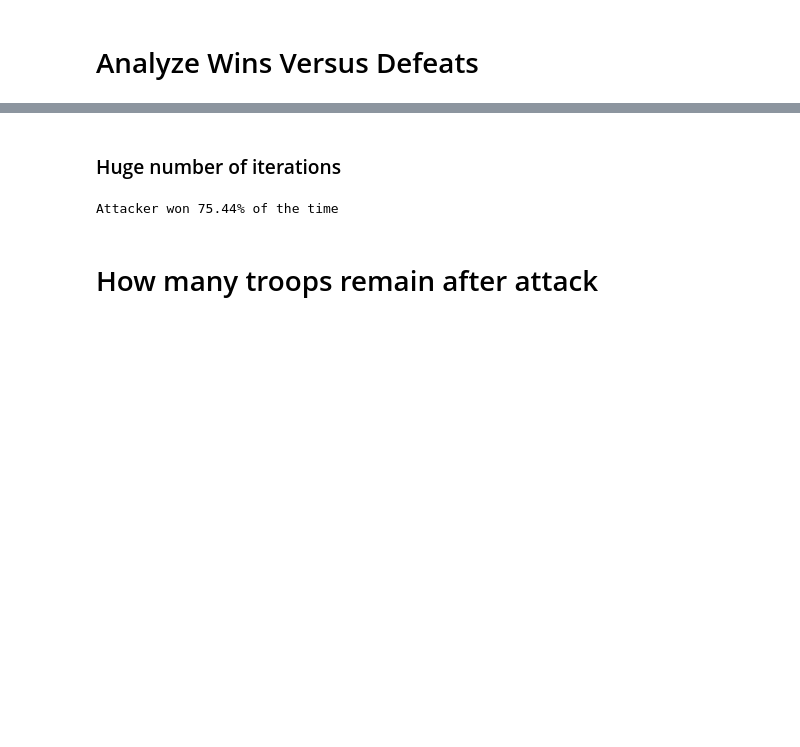
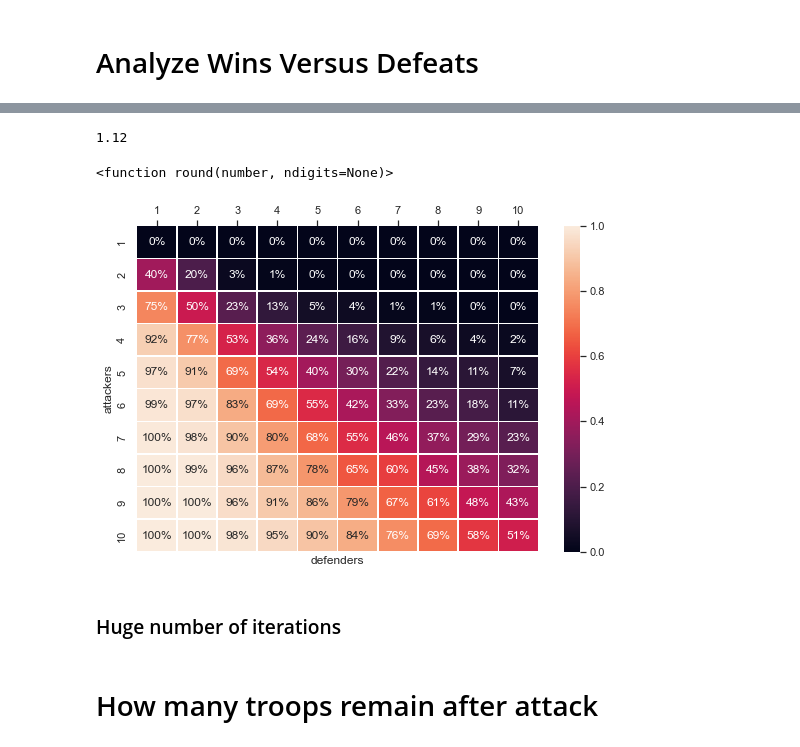
Before and after one commit to kjprice/risk, a Jupyter notebook: notebooks/Risk Dice Probability.ipynb, the cells around one changed output, grey strips where cells are left out. Drawn from its saved outputs; the diff is of its cells as text; code cells hidden in the pictures; blank space fills up the shorter version.

Commit message:
Apply heatmap to show probability winning

```diff
--- a/notebooks/Risk Dice Probability.ipynb
+++ b/notebooks/Risk Dice Probability.ipynb
@@ -81,7 +84,7 @@ blitz(10, 10)
 # %% [markdown]
 # Analyze Wins Versus Defeats
 # %%
-def perform_analysis(attacker_soldier_count, defender_soldier_count, iterations=100):
+def chance_attacker_wins(attacker_soldier_count, defender_soldier_count, iterations=100):
     attacker_win_count = 0
     total_attack_count = 0
 
@@ -90,12 +93,9 @@ def perform_analysis(attacker_soldier_count, defender_soldier_count, iterations=
         attacker_win_count += 1 if attacker_win > 1 else 0
         total_attack_count += 1
 
-    percent = 0
+    ratio = 0
     if total_attack_count == 0:
-        percent == 100
+        ratio == 1
     else:
         ratio = (attacker_win_count / total_attack_count)
-        percent = np.round(ratio * 100, 2)
-    print('Attacker won {}% of the time'.format(percent))
-
-perform_analysis(3, 2)
+    return ratio
@@ -141,9 +151,46 @@ Attacker won 77.53% of the time
+# %%
+float(np.round(1.123456, 2))
+# %% [output]
+1.12
+# %%
+round
+# %% [output]
+<function round(number, ndigits=None)>
+# %%
+MAX_COUNT = 10
+ITERATIONS = 1000
+attackers = []
+defenders = []
+chances = []
+
+for attacker_soldier_count in range(1, MAX_COUNT+1):
+    for defender_soldier_count in range(1, MAX_COUNT+1):
+        chance_win = chance_attacker_wins(attacker_soldier_count, defender_soldier_count, ITERATIONS)
+
+        attackers.append(attacker_soldier_count)
+        defenders.append(defender_soldier_count)
+        chances.append(chance_win)
+
+df = pd.DataFrame({
+    'attackers': attackers,
+    'defenders': defenders,
+    'win_chance': chances,
+})
+# %%
+# https://seaborn.pydata.org/examples/spreadsheet_heatmap.html
+chances_table = df.pivot(index="attackers", columns="defenders", values="win_chance")
+
+f, ax = plt.subplots(figsize=(9, 6))
+sns.heatmap(chances_table, annot=True, fmt=".0%", linewidths=.5, ax=ax)
+ax.xaxis.tick_top()
+
+print()
+# %% [output]
+[figure, added]
 # %% [markdown]
 ### Huge number of iterations
 # %%
-perform_analysis(3, 1, 10000000)
+# perform_analysis(3, 1, 10000000)
-# %% [output]
-Attacker won 75.44% of the time
 # %% [markdown]
 # How many troops remain after attack
 # %%
```
Also changed, not shown: parts of 16 cells of this notebook.
